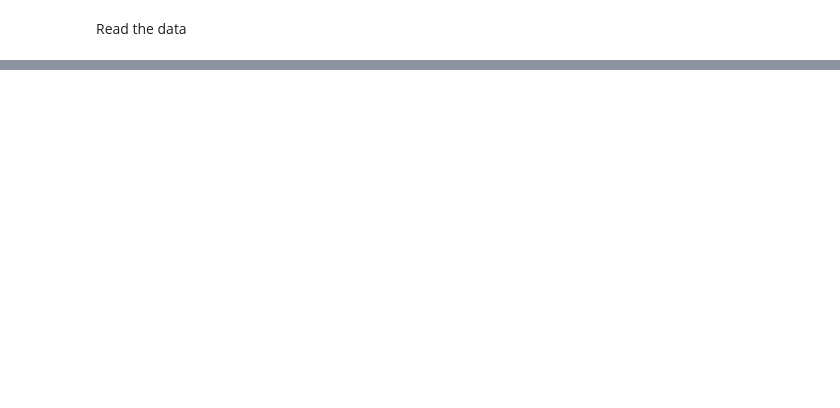
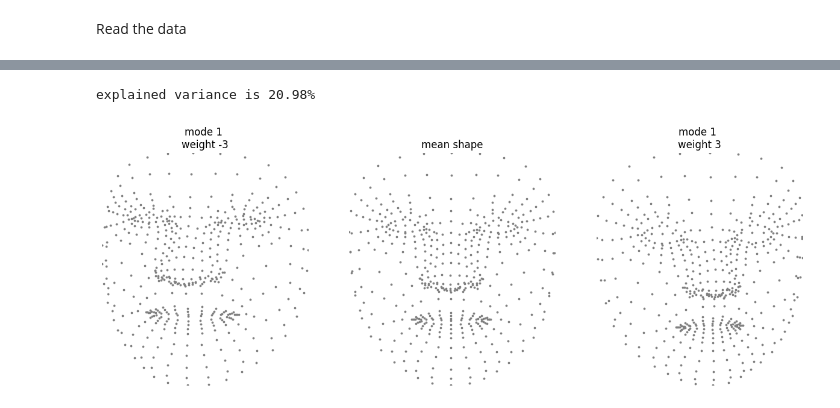
Before and after one commit to Orri11/ZIB, a Jupyter notebook: pyssam_example.ipynb, the cells around one changed output, grey strips where cells are left out. Saved outputs shown, nothing was run; the diff lists cells and outputs as text; code cells hidden in the pictures; blank space fills up the shorter version.

```diff
--- a/pyssam_example.ipynb
+++ b/pyssam_example.ipynb
@@ -107,0 +169,14 @@ ssm.landmarks_scale.shape
+# %%
+mode_to_plot = 1
+print(f"explained variance is {np.round(ssm_rot.pca_object.explained_variance_ratio_[mode_to_plot]*100,2)}%")
+
+plot_shape_modes(
+    mean_shape_columnvector,
+    mean_shape,
+    ssm_rot.model_parameters,
+    ssm_rot.pca_model_components,
+    mode_to_plot,
+)
+# %% [output]
+explained variance is 20.98%
+[figure, added]
```
Also changed, not shown: parts of 22 cells of this notebook, 1 other file.
